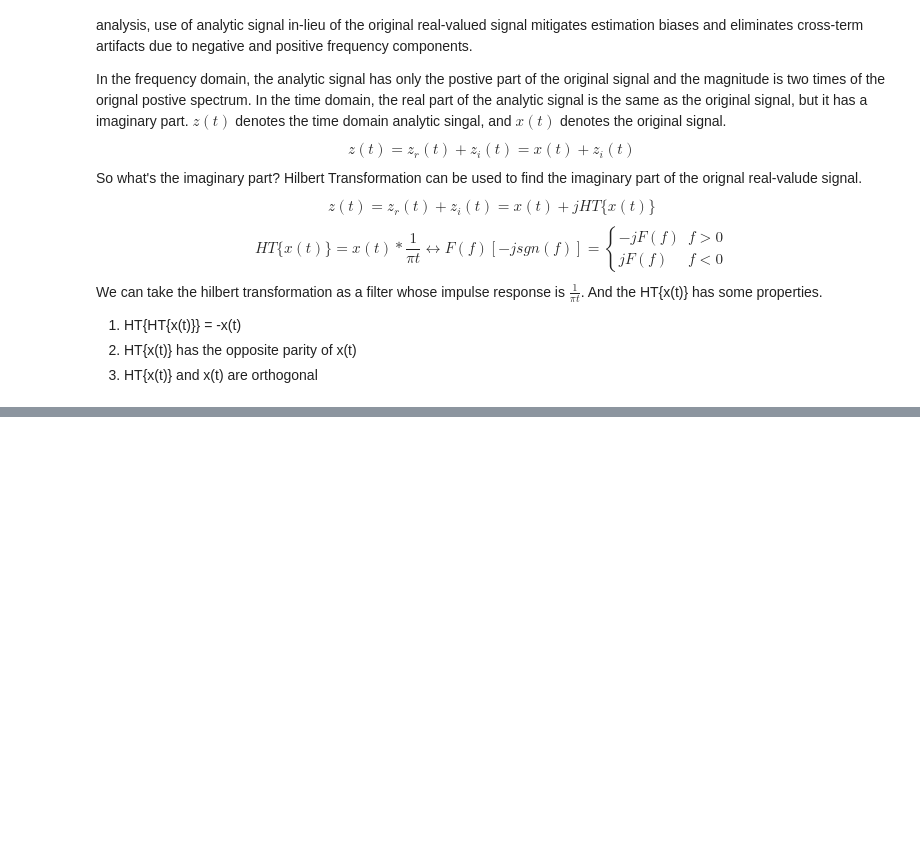
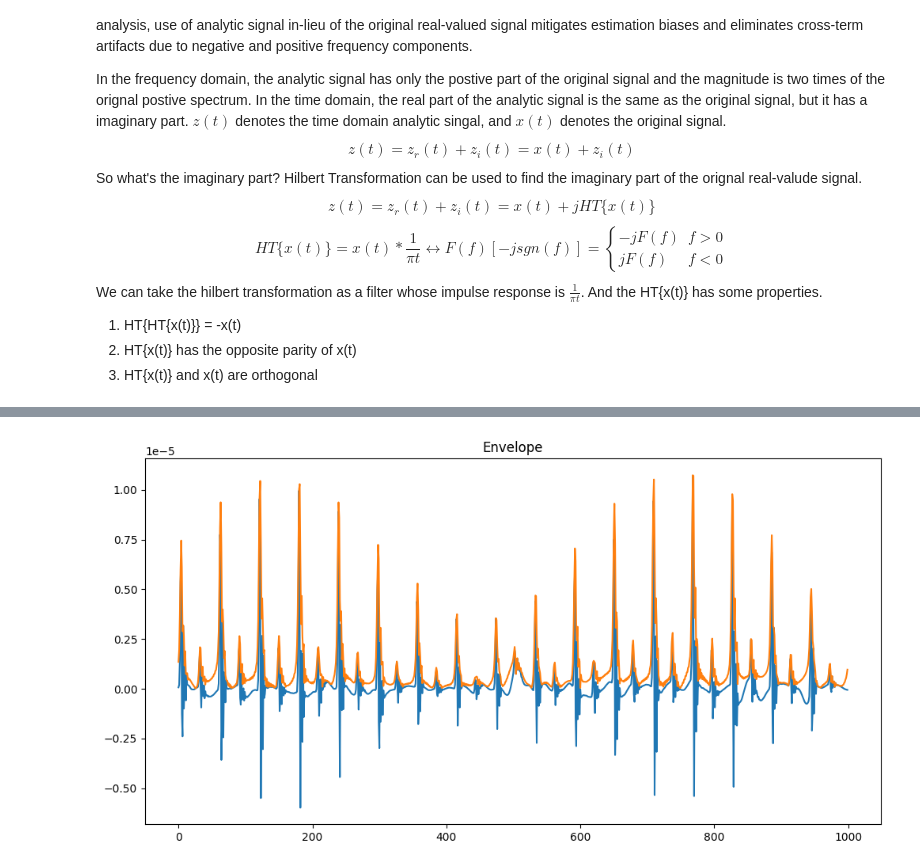
Before and after one commit to darcy1zhang/Tutorial, a Jupyter notebook: JupyterNotebook/Example.ipynb, the cells around one changed output, grey strips where cells are left out. Cells and saved outputs as stored; diff of their text form; code cells hidden in the pictures; blank space fills up the shorter version.

Commit message:
hilbert envelope

```diff
--- a/JupyterNotebook/Example.ipynb
+++ b/JupyterNotebook/Example.ipynb
@@ -81,0 +153,27 @@ plt.show()
+# %%
+import numpy as np
+import matplotlib.pyplot as plt
+
+
+def inst_amplitude(signal):
+    z = analytic_signal(signal)
+    return np.abs(z)
+
+def inst_phase(signal):
+    z = analytic_signal(signal)
+    return np.unwrap(np.angle(z))
+
+def inst_freq(signal):
+    z = analytic_signal(signal)
+    return np.diff(inst_phase)/(2*np.pi)*fs
+
+
+signal = np.load("../data/sim_100_0.1_90_140_train.npy")[1,:1000]
+
+plt.figure(figsize=(12, 6))
+plt.title("Envelope")
+plt.plot(signal)
+plt.plot(inst_amplitude(signal))
+plt.show()
+# %% [output]
+[figure, added]
```
Also changed, not shown: parts of 5 cells of this notebook, 1 other file.
